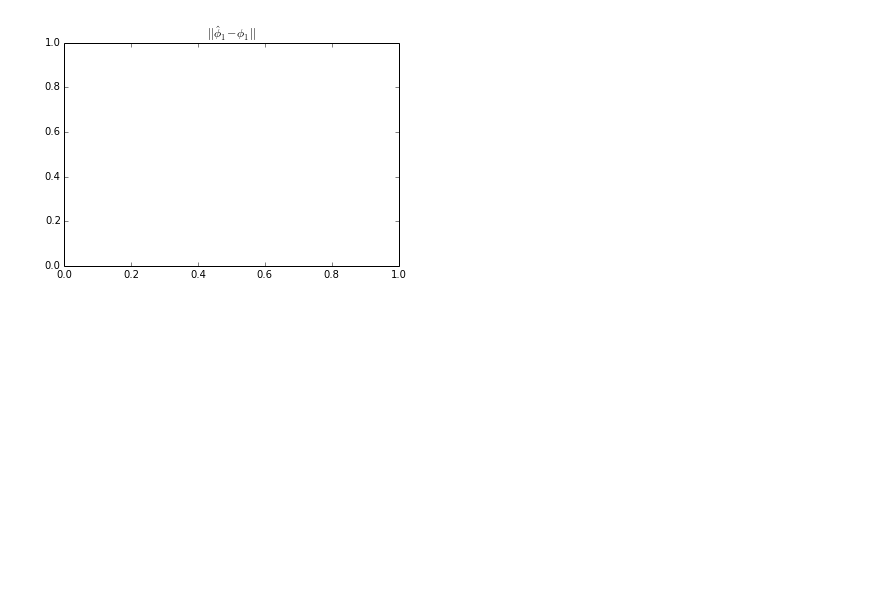
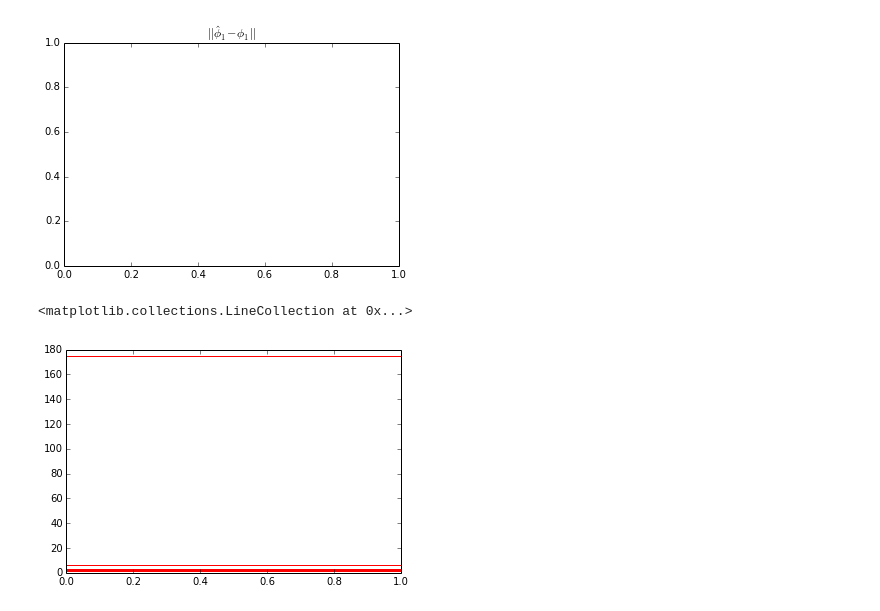
Before and after one commit to mpharrigan/quant-accel, a Jupyter notebook: ipython/alanine_ref.ipynb, the cells around one changed output. Saved outputs shown, nothing was run; the diff lists cells and outputs as text; code cells hidden in the pictures; blank space fills up the shorter version.

```diff
--- a/ipython/alanine_ref.ipynb
+++ b/ipython/alanine_ref.ipynb
@@ -149,3 +151,8 @@ plt.title('$||\hat{\phi}_1-\phi_1||$')
 # %% [output]
 <matplotlib.text.Text at 0x...>
 [figure]
+# %%
+plt.hlines(msm.timescales_, 0, 1, 'r')
+# %% [output]
+<matplotlib.collections.LineCollection at 0x...>
+[figure, added]
```
Also changed, not shown: parts of 3 cells of this notebook, 7 other files.
